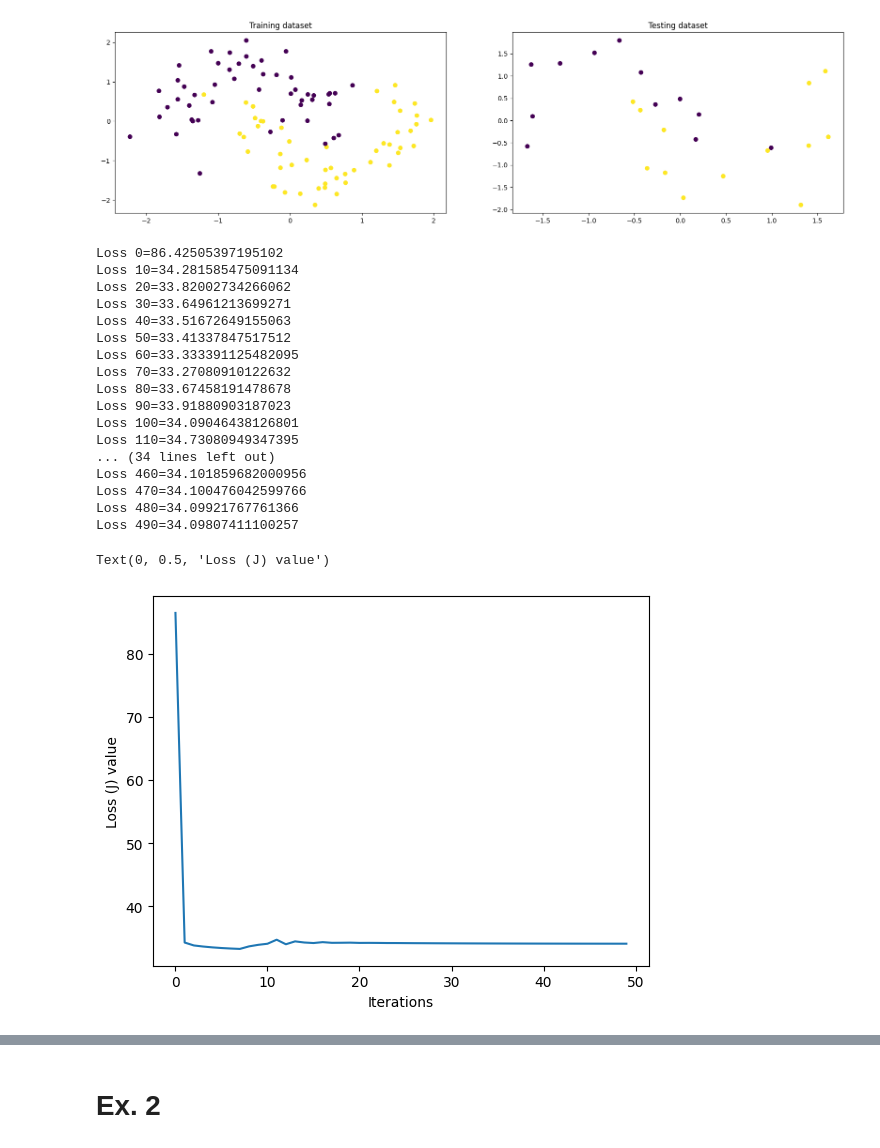
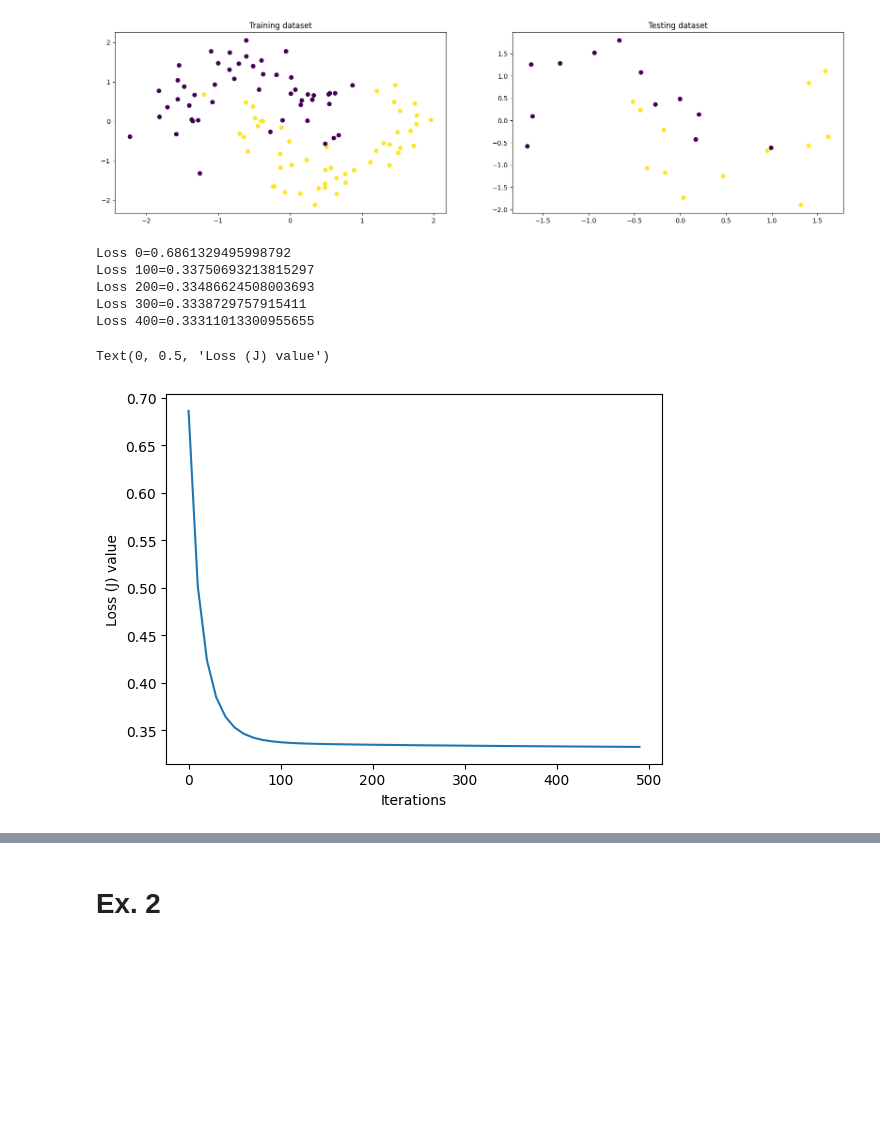
Before and after one commit to LucaFranceschi01/DL-2024, a Jupyter notebook: p1-intro/P1-Questions_Answers.ipynb, the cells around one changed output, grey strips where cells are left out. Saved outputs shown, nothing was run; the diff lists cells and outputs as text; code cells hidden in the pictures; blank space fills up the shorter version.

```diff
--- a/p1-intro/P1-Questions_Answers.ipynb
+++ b/p1-intro/P1-Questions_Answers.ipynb
@@ -111,20 +122,20 @@ class MLP(object):
     # Derivative of sigmoid and loss with respect their inputs
     def sigmoidPrime(self, z):
         #Gradient of sigmoid
-        return np.exp(-z)/((1+np.exp(-z))**2)
+        return np.exp(-z)/((1+np.exp(-z))**2)    # sigmoid(z) * (1 - sigmoid(z))
 
     def loss(self, yHat, y):
         #Compute loss for given X, y, use weights already stored in class.
-        J = np.sum(-y * np.log(yHat) - (1-y)*np.log(1-yHat))
+        J = np.mean(-y * np.log(yHat) - (1-y)*np.log(1-yHat))
         return J
 
     # Derivative of parameters
     def backward(self, X, yHat, y):
         self.yHat = yHat
-        delta3 = (-y/yHat + (1-y)/(1-yHat)) * self.sigmoidPrime(self.z3)
+        delta3 = (yHat - y)     # dL / dz3
         dJdW2 = np.dot(self.a2.T, delta3)
 
-        delta2 = np.dot(delta3, self.W2.T)*self.sigmoidPrime(self.z2)
+        delta2 = np.dot(delta3, self.W2.T) * self.sigmoidPrime(self.z2)
         dJdW1 = np.dot(X.T, delta2)
         return dJdW1,dJdW2
 
@@ -143,37 +154,37 @@ def train(NN, X, y, epoch = 10000, lr = .1):
 
         if i%10 == 0 :
             loss = NN.loss(yHat, y)
-            print('Loss {}={}'.format(i, loss))
+            if i%100 == 0:
+                print('Loss {}={}'.format(i, loss))
             list_loss.append(loss)
 
     return list_loss
+
+def predict(NN, X):
+    return np.round(NN.forward(X))
+
+def accuracy(y, yHat):
+    error = 0
+    for c1, c2 in zip(y, yHat):
+        if c1 != c2:
+            error += 1
+    return 1 - (error/len(y))
 # %%
 # Instantiate an MLP NN
 mlp = MLP()
 
 #4. Train the MLP, visualize decision boundary in 2D, and plot loss at each iteration
-list_loss = train(mlp, train_df[["X", "Y"]], np.array([train_df.C]).reshape(100, 1), epoch=500, lr=0.1)
+list_loss = train(mlp, train_df[["X", "Y"]], np.array([train_df.C]).reshape(100, 1), epoch = 500, lr = 0.01)
 
-plt.plot(list_loss)
+# arange used for better visualization of iterations
+plt.plot(10 * np.arange(len(list_loss)), list_loss)
 plt.xlabel('Iterations')
 plt.ylabel('Loss (J) value')
 # %% [output]
-Loss 0=86.42505397195102
-Loss 10=34.281585475091134
-Loss 20=33.82002734266062
-Loss 30=33.64961213699271
-Loss 40=33.51672649155063
-Loss 50=33.41337847517512
-Loss 60=33.333391125482095
-Loss 70=33.27080910122632
-Loss 80=33.67458191478678
-Loss 90=33.91880903187023
-Loss 100=34.09046438126801
-Loss 110=34.73080949347395
-... (34 lines left out)
-Loss 460=34.101859682000956
-Loss 470=34.100476042599766
-Loss 480=34.09921767761366
-Loss 490=34.09807411100257
+Loss 0=0.6861329495998792
+Loss 100=0.33750693213815297
+Loss 200=0.33486624508003693
+Loss 300=0.3338729757915411
+Loss 400=0.33311013300955655
 Text(0, 0.5, 'Loss (J) value')
-[figure, old version]
+[figure, new version]
```
Also changed, not shown: parts of 3 cells of this notebook.
